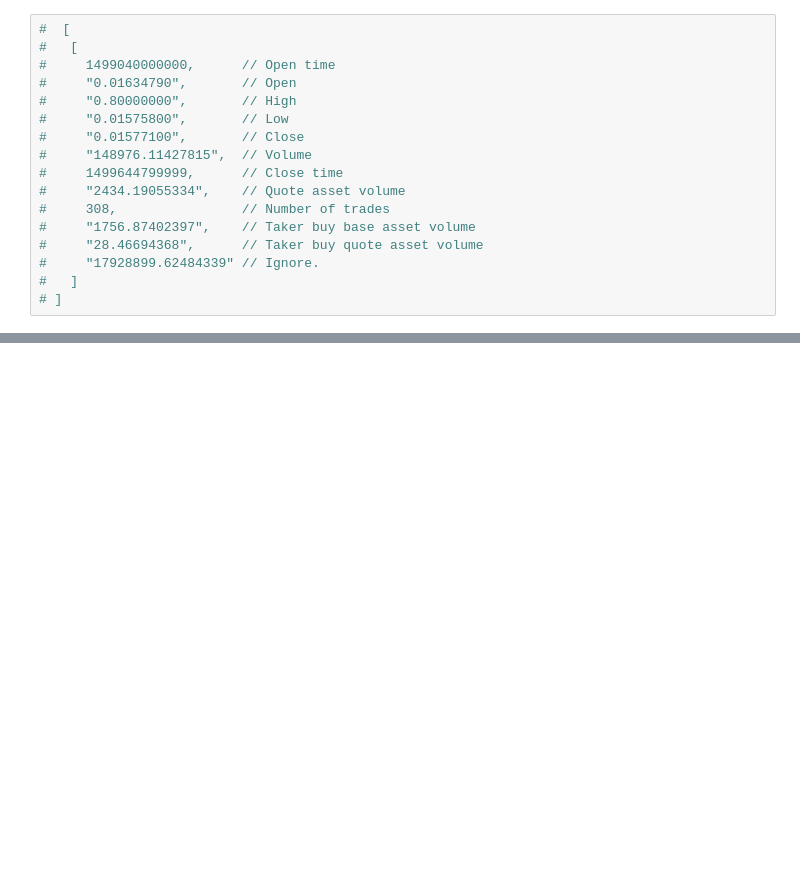
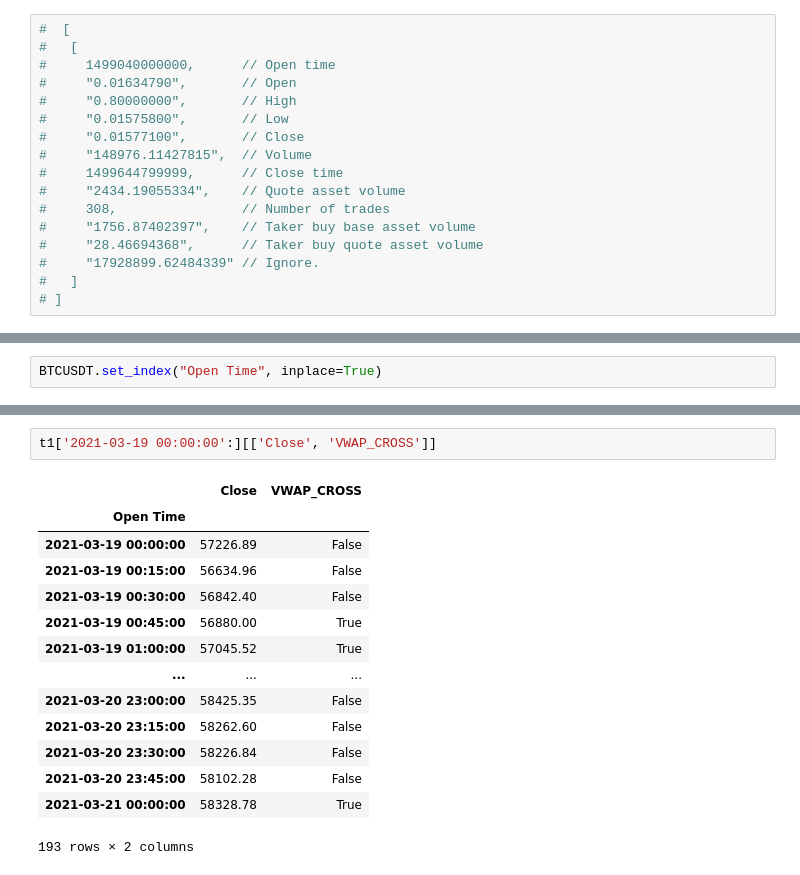
Before and after one commit to if722399/myst_proyecto_eq6, a Jupyter notebook: testR.ipynb, the cells around one changed output, grey strips where cells are left out. Cells and saved outputs as stored; diff of their text form; blank space fills up the shorter version.

```diff
--- a/testR.ipynb
+++ b/testR.ipynb
@@ -138,0 +68,2 @@ hist15m_df.head(2)
+# %%
+BTCUSDT.set_index("Open Time", inplace=True)
@@ -138,0 +105,17 @@ hist15m_df.head(2)
+# %%
+t1['2021-03-19 00:00:00':][['Close', 'VWAP_CROSS']]
+# %% [output]
+|  | Close | VWAP_CROSS |
+| Open Time |  |  |
+| 2021-03-19 00:00:00 | 57226.89 | False |
+| 2021-03-19 00:15:00 | 56634.96 | False |
+| 2021-03-19 00:30:00 | 56842.40 | False |
+| 2021-03-19 00:45:00 | 56880.00 | True |
+| 2021-03-19 01:00:00 | 57045.52 | True |
+| ... | ... | ... |
+| 2021-03-20 23:00:00 | 58425.35 | False |
+| 2021-03-20 23:15:00 | 58262.60 | False |
+| 2021-03-20 23:30:00 | 58226.84 | False |
+| 2021-03-20 23:45:00 | 58102.28 | False |
+| 2021-03-21 00:00:00 | 58328.78 | True |
+193 rows × 2 columns
```
Also changed, not shown: parts of 48 cells of this notebook, 6 other files.
